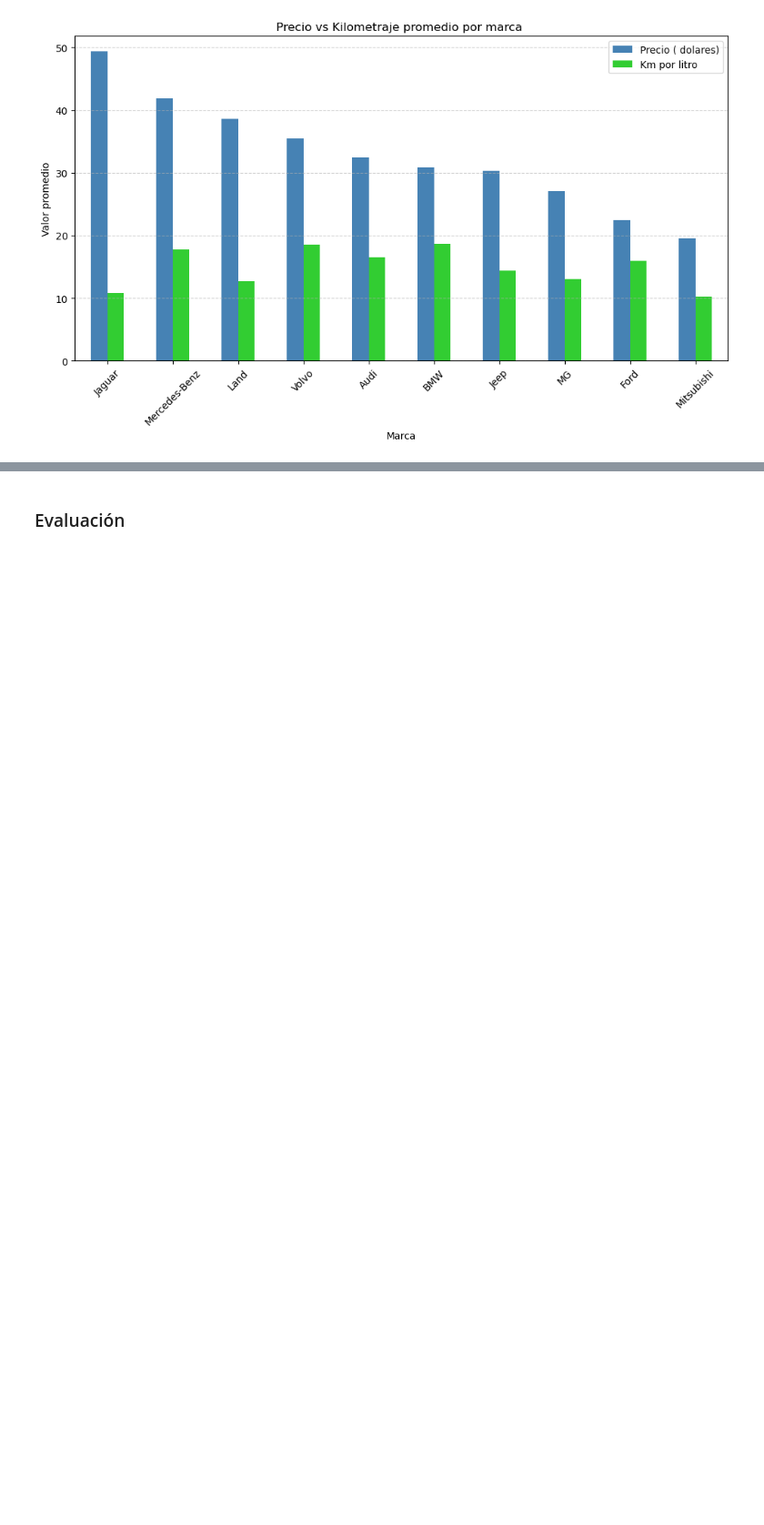
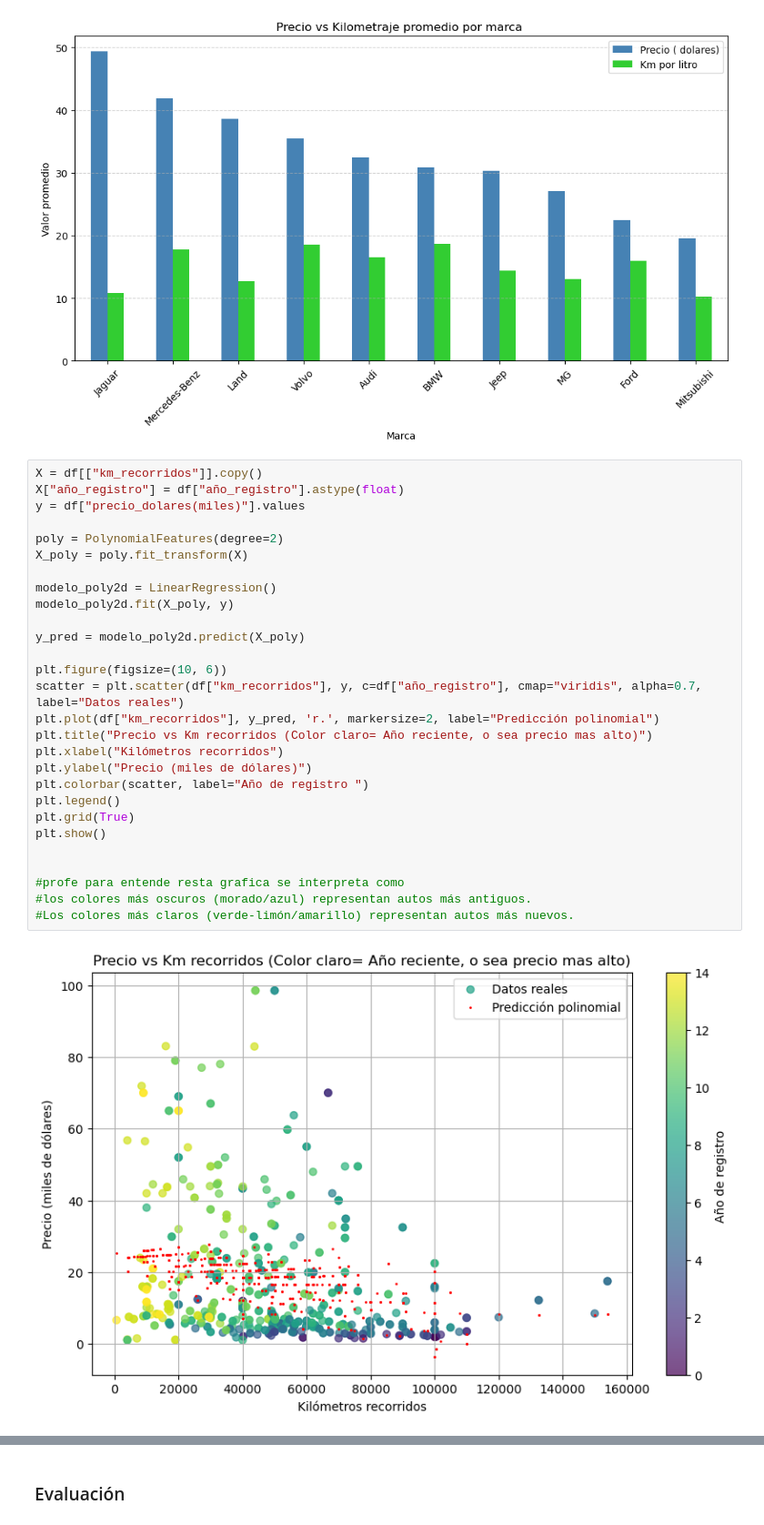
Before and after one commit to leop-contreras/IA-Parcial2, a Jupyter notebook: main.ipynb, the cells around one changed output, grey strips where cells are left out. Shown at 91% size. Saved outputs shown, nothing was run; the diff lists cells and outputs as text; blank space fills up the shorter version.

```diff
--- a/main.ipynb
+++ b/main.ipynb
@@ -365,6 +361,36 @@ plt.legend(["Precio ( dolares)", "Km por litro"])
 plt.show()
 # %% [output]
 [figure]
+# %%
+X = df[["km_recorridos"]].copy()
+X["año_registro"] = df["año_registro"].astype(float)
+y = df["precio_dolares(miles)"].values
+
+poly = PolynomialFeatures(degree=2)
+X_poly = poly.fit_transform(X)
+
+modelo_poly2d = LinearRegression()
+modelo_poly2d.fit(X_poly, y)
+
+y_pred = modelo_poly2d.predict(X_poly)
+
+plt.figure(figsize=(10, 6))
+scatter = plt.scatter(df["km_recorridos"], y, c=df["año_registro"], cmap="viridis", alpha=0.7, label="Datos reales")
+plt.plot(df["km_recorridos"], y_pred, 'r.', markersize=2, label="Predicción polinomial")
+plt.title("Precio vs Km recorridos (Color claro= Año reciente, o sea precio mas alto)")
+plt.xlabel("Kilómetros recorridos")
+plt.ylabel("Precio (miles de dólares)")
+plt.colorbar(scatter, label="Año de registro ")
+plt.legend()
+plt.grid(True)
+plt.show()
+
+
+#profe para entende resta grafica se interpreta como
+#los colores más oscuros (morado/azul) representan autos más antiguos.
+#Los colores más claros (verde-limón/amarillo) representan autos más nuevos.
+# %% [output]
+[figure, added]
 # %%
 
 #ver como se distribuyen los precios de los autos
```
Also changed, not shown: parts of 8 cells of this notebook.
